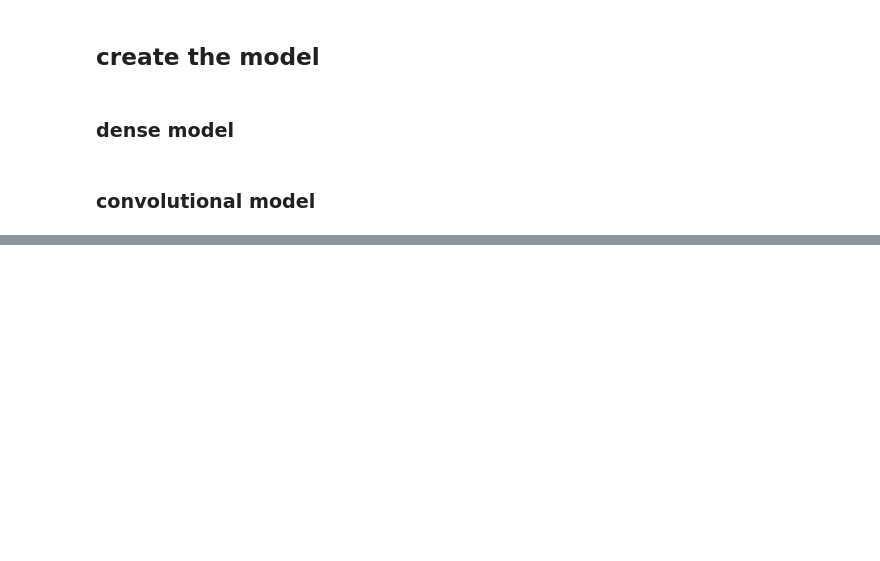
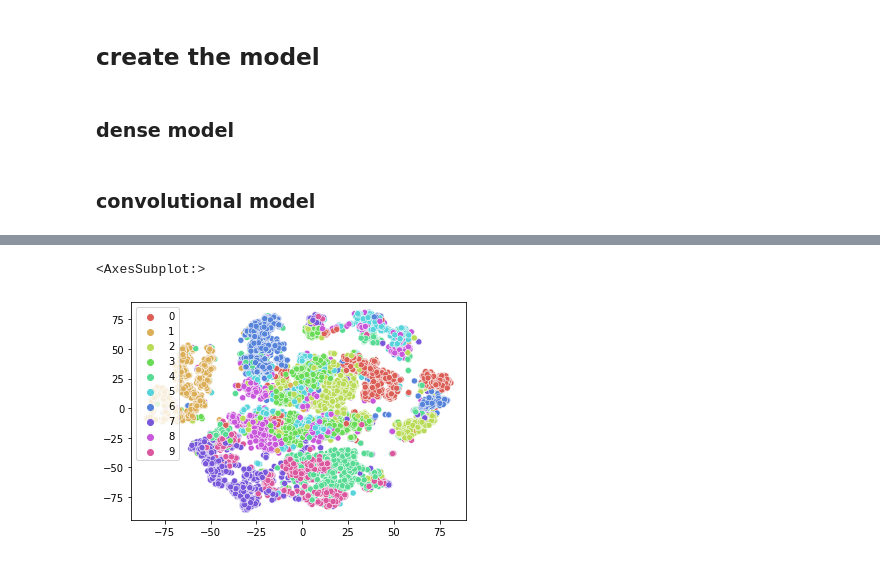
Before and after one commit to kmcguigan1/autoencoders, a Jupyter notebook: autoencoder.ipynb, the cells around one changed output, grey strips where cells are left out. Drawn from its saved outputs; the diff is of its cells as text; code cells hidden in the pictures; blank space fills up the shorter version.

```diff
--- a/autoencoder.ipynb
+++ b/autoencoder.ipynb
@@ -105,0 +265,11 @@ autoencoder.evaluate(test_x, test_x)
+# %%
+
+vector_space_norm = StandardScaler().fit_transform(vector_space)
+
+tsne_norm = TSNE(n_components=2, random_state=0)
+reduced_dims_norm = tsne_norm.fit_transform(vector_space_norm)
+
+sns.scatterplot(x=reduced_dims_norm[:,0], y=reduced_dims_norm[:,1], hue=y_test, palette=sns.hls_palette(10), legend='full')
+# %% [output]
+<AxesSubplot:>
+[figure, added]
```
Also changed, not shown: parts of 34 cells of this notebook.
